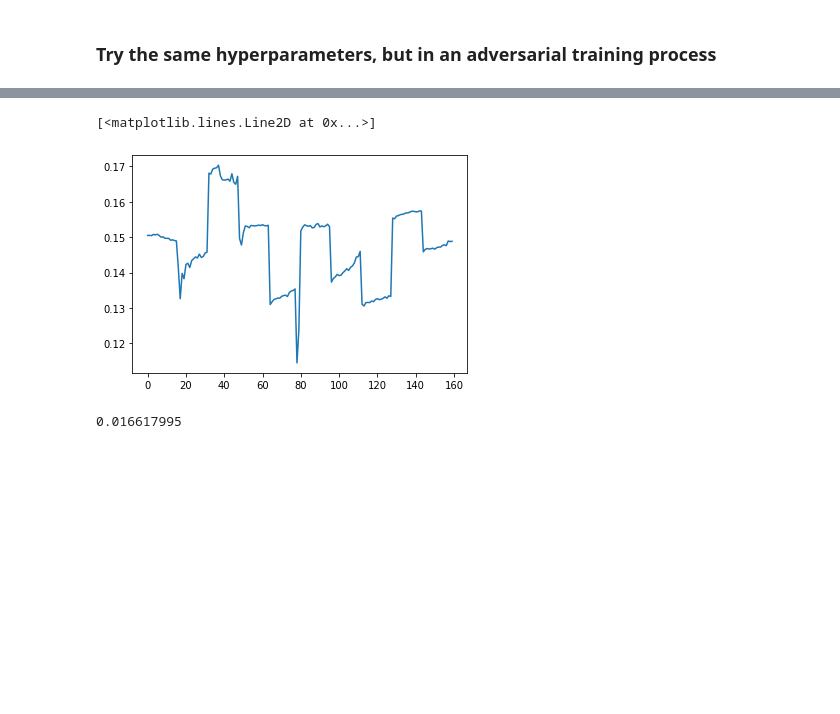
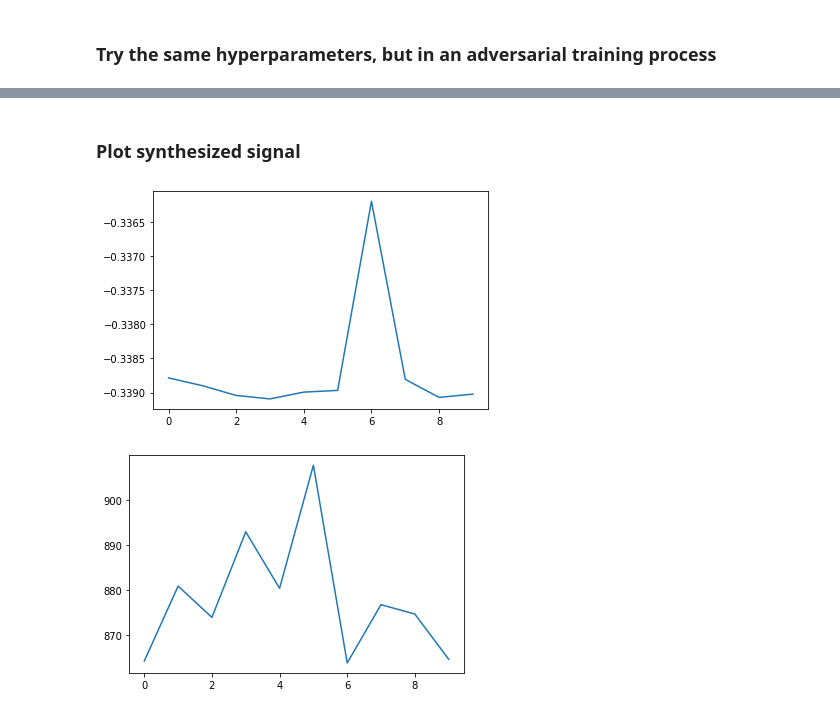
Before and after one commit to DCalhas/eeg_to_fmri, a Jupyter notebook: src/notebooks/optimized_results.ipynb, the cells around one changed output, grey strips where cells are left out. Drawn from its saved outputs; the diff is of its cells as text; code cells hidden in the pictures; blank space fills up the shorter version.

```diff
--- a/src/notebooks/optimized_results.ipynb
+++ b/src/notebooks/optimized_results.ipynb
@@ -282,9 +384,0 @@ for instance in range(len(reconstruction_loss)):
-# %%
-plt.plot(reconstruction_loss)
-# %% [output]
-[<matplotlib.lines.Line2D at 0x...>]
-[figure, removed]
-# %%
-print(total_reconstruction_loss)
-# %% [output]
-0.016617995
@@ -290,0 +387,10 @@ print(total_reconstruction_loss)
+# %% [markdown]
+### Plot synthesized signal
+# %%
+plt.plot(decoder_network(eeg_network(eeg_train))[0][5].numpy())
+plt.show()
+plt.plot(bold_train[0][5])
+plt.show()
+# %% [output]
+[figure, added]
+[figure, added]
```
Also changed, not shown: parts of 25 cells of this notebook.
